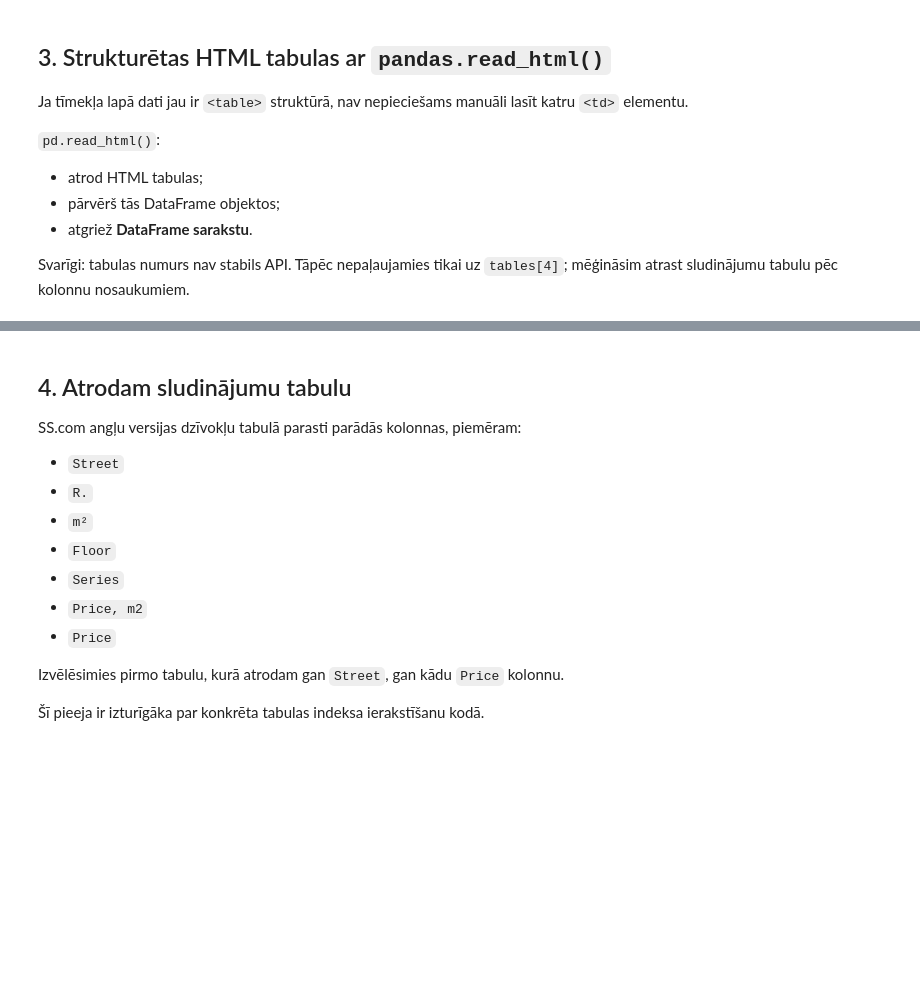
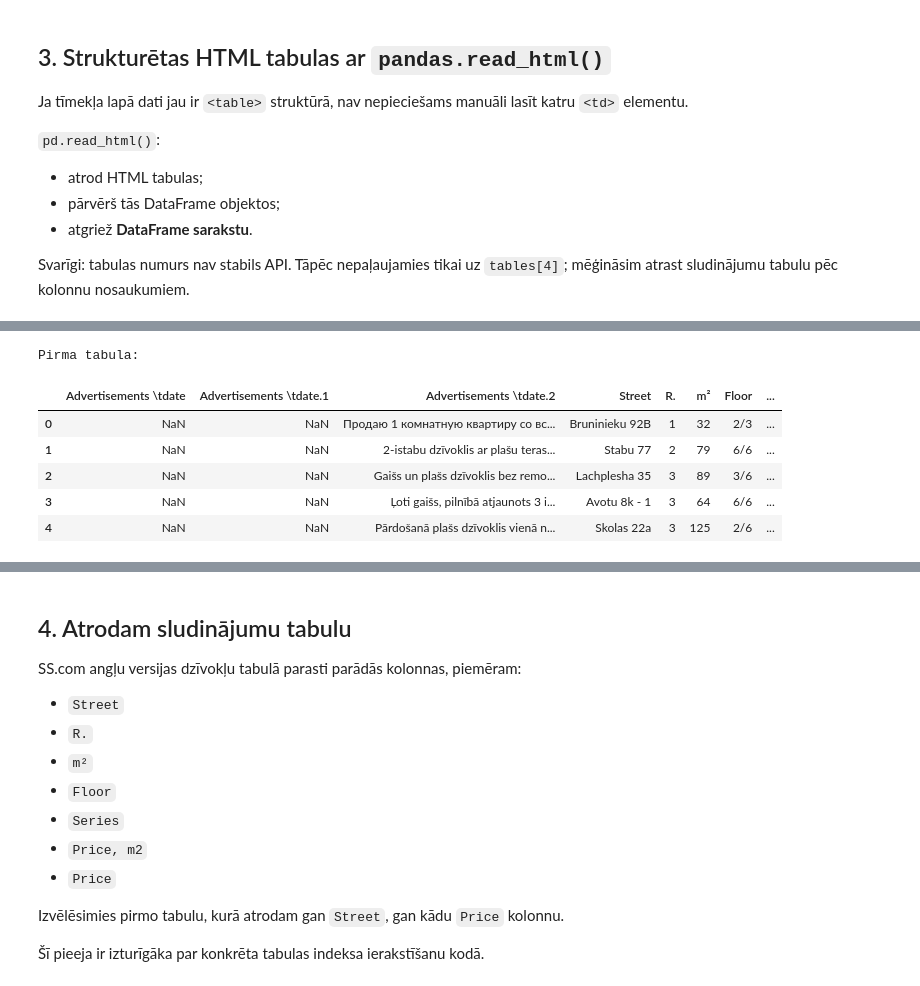
Before and after one commit to ValRCS/RTU_BDAA_Course_2026, a Jupyter notebook: notebooks/lecture_06_web_scraping/06_02_apartment_scraping.ipynb, the cells around one changed output, grey strips where cells are left out. Drawn from its saved outputs; the diff is of its cells as text; code cells hidden in the pictures; blank space fills up the shorter version.

```diff
--- a/notebooks/lecture_06_web_scraping/06_02_apartment_scraping.ipynb
+++ b/notebooks/lecture_06_web_scraping/06_02_apartment_scraping.ipynb
@@ -180,0 +338,4 @@ for i, table in enumerate(tables):
+# %%
+# now split by page
+parts_page = first_part_dot.split('page')
+print("Pēdējā lapas numurs (pēc page sadalīšanas):", parts_page[-1])
@@ -180,0 +344,5 @@ for i, table in enumerate(tables):
+# %%
+# visbeidzot ir jāveic pārveidošana uz int, lai iegūtu pēdējās lapas numuru kā skaitli
+last_page_number = int(parts_page[-1])
+# now it is an integer!
+print("Pēdējā lapas numurs kā skaitlis:", last_page_number, type(last_page_number))
@@ -180,0 +351,14 @@ for i, table in enumerate(tables):
+# %%
+# tagad kad mums ir pēdejā lapas numurs varam izveidot programmu kas velk ārā visas lapas un saglabā tās csv failos.
+# vispirms iegūsim URL visām lapām, izmantojot pēdējā lapas numuru
+BASE_URL = "https://www.ss.com/en/real-estate/flats/riga/centre/sell/page"
+# we can use list comprehension to generate all page URLs in one row
+# all_page_urls = [f"{BASE_URL}{i}.html" for i in range(1, last_page_number + 1)]
+# alternatively we can use regular list
+all_page_urls = []
+for i in range(1, last_page_number + 1):
+    page_url = f"{BASE_URL}{i}.html"
+    all_page_urls.append(page_url)
+print("Visas lapas URL:")
+for url in all_page_urls:
+    print(url)
@@ -180,0 +383,17 @@ for i, table in enumerate(tables):
+# %%
+# now we simply loop through all URLS and read a df from 5th table
+# we need a sleep or say 0.5 seconds - so we do not send them all at once
+from time import sleep
+
+all_dfs = []
+for url in all_page_urls:
+    try:
+        df_list = pd.read_html(url, header=0) # šeit tiek pieprasīta web lapa un nolasīta tabula
+        df = df_list[4] # 5. tabula
+        all_dfs.append(df)
+        print(f"Tabula no {url} veiksmīgi nolasīta.")
+        sleep(0.5)  # Wait 0.5 seconds before the next request
+    except Exception as e:
+        print(f"Kļūda nolasot tabulu no {url}: {e}")
+# cik tabulas ir nolasītas?
+print("Nolasīto tabulu skaits:", len(all_dfs))
@@ -180,0 +418,12 @@ for i, table in enumerate(tables):
+# %%
+# apskatīsm pirmo tabulu
+print("Pirma tabula:")
+all_dfs[0].head()
+# %% [output]
+Pirma tabula:
+|  | Advertisements \tdate | Advertisements \tdate.1 | Advertisements \tdate.2 | Street | R. | m² | Floor | ... |
+| 0 | NaN | NaN | Продаю 1 комнатную квартиру со вс... | Bruninieku 92B | 1 | 32 | 2/3 | ... |
+| 1 | NaN | NaN | 2-istabu dzīvoklis ar plašu teras... | Stabu 77 | 2 | 79 | 6/6 | ... |
+| 2 | NaN | NaN | Gaišs un plašs dzīvoklis bez remo... | Lachplesha 35 | 3 | 89 | 3/6 | ... |
+| 3 | NaN | NaN | Ļoti gaišs, pilnībā atjaunots 3 i... | Avotu 8k - 1 | 3 | 64 | 6/6 | ... |
+| 4 | NaN | NaN | Pārdošanā plašs dzīvoklis vienā n... | Skolas 22a | 3 | 125 | 2/6 | ... |
```
Also changed, not shown: parts of 29 cells of this notebook.
